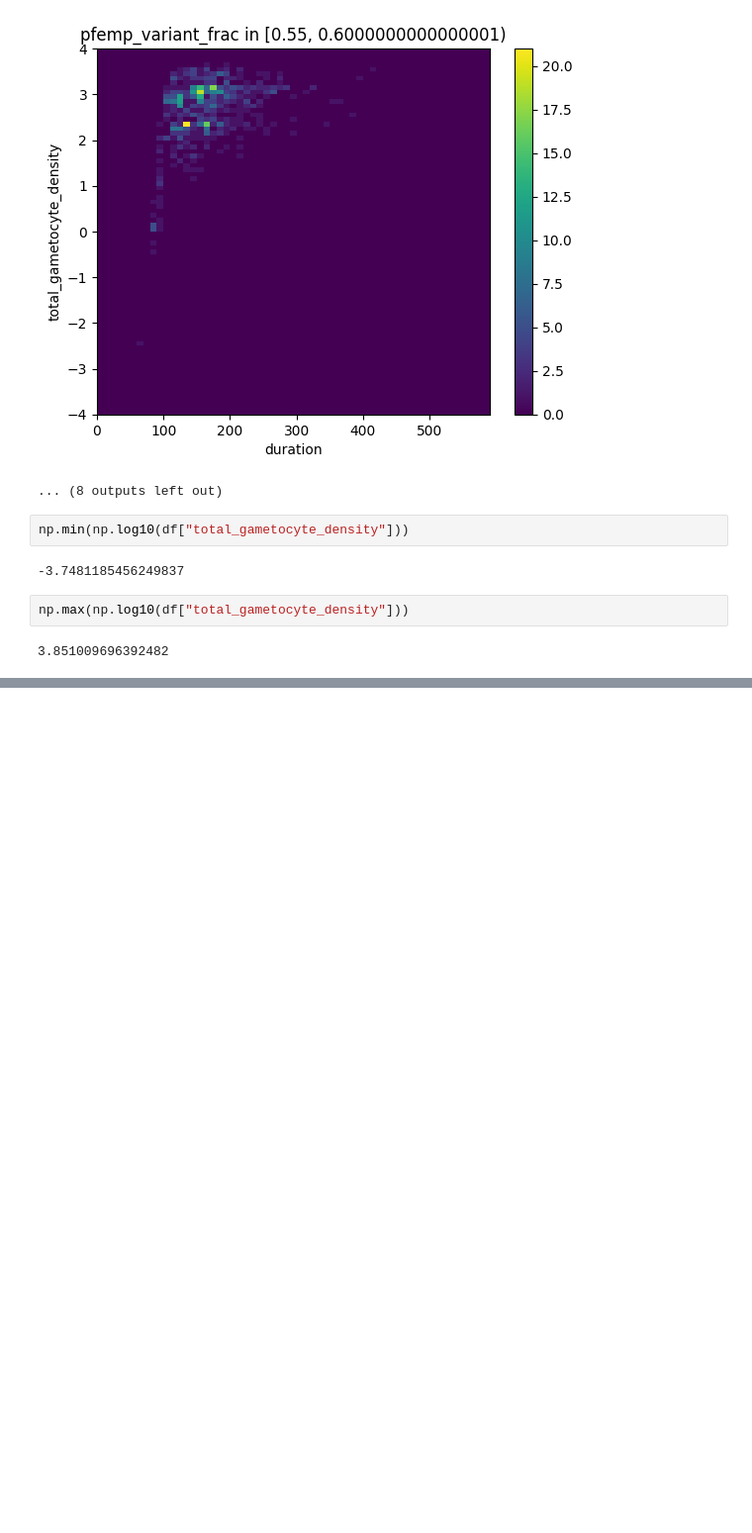
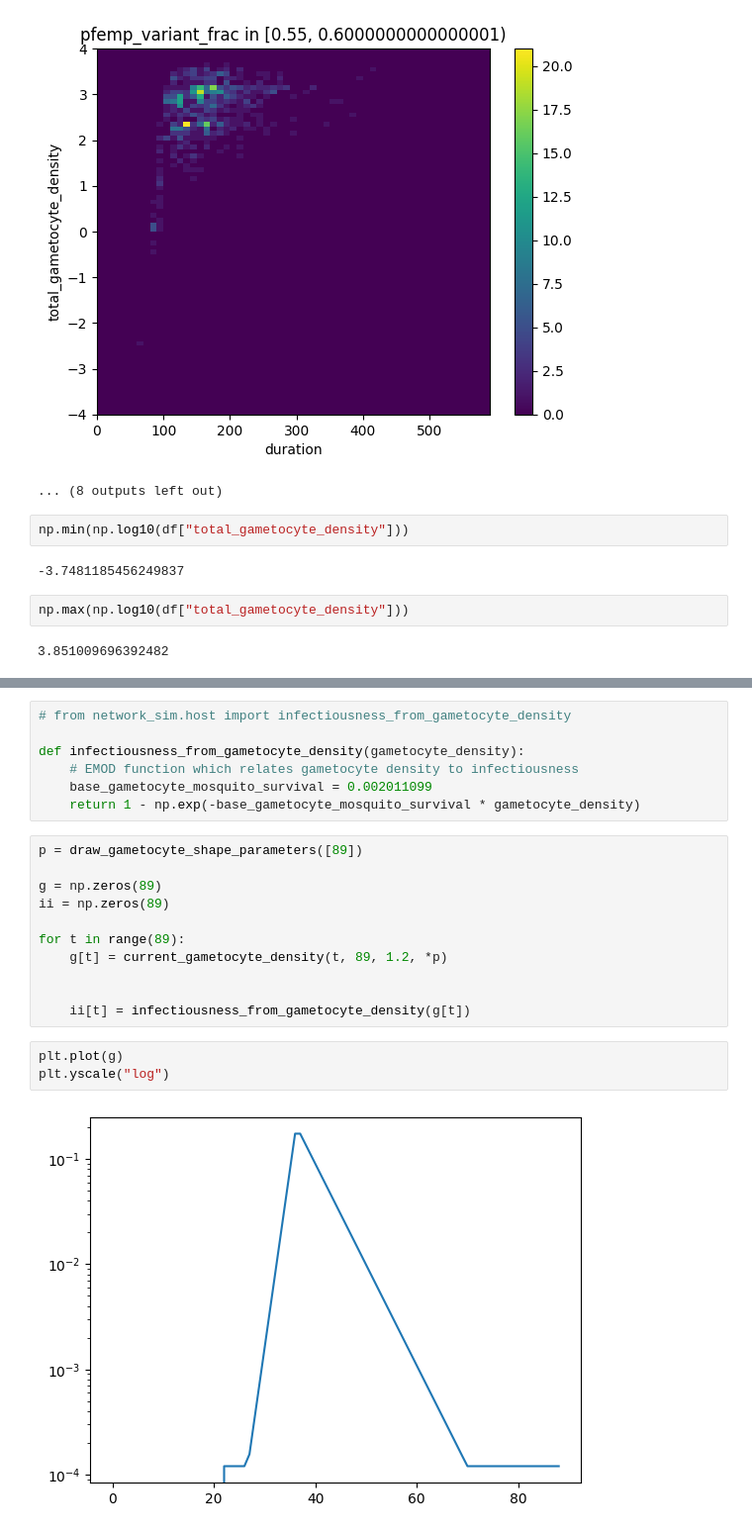
Before and after one commit to jgsuresh/senegal-network-sim, a Jupyter notebook: network_sim/experiments/240715-01/summarize_emod_gametocytes.ipynb, the cells around one changed output, grey strips where cells are left out. Shown at 99% size. Saved outputs shown, nothing was run; the diff lists cells and outputs as text; blank space fills up the shorter version.

```diff
--- a/network_sim/experiments/240715-01/summarize_emod_gametocytes.ipynb
+++ b/network_sim/experiments/240715-01/summarize_emod_gametocytes.ipynb
@@ -68,0 +138,23 @@ np.max(np.log10(df["total_gametocyte_density"]))
+# %%
+# from network_sim.host import infectiousness_from_gametocyte_density
+
+def infectiousness_from_gametocyte_density(gametocyte_density):
+    # EMOD function which relates gametocyte density to infectiousness
+    base_gametocyte_mosquito_survival = 0.002011099
+    return 1 - np.exp(-base_gametocyte_mosquito_survival * gametocyte_density)
+# %%
+p = draw_gametocyte_shape_parameters([89])
+
+g = np.zeros(89)
+ii = np.zeros(89)
+
+for t in range(89):
+    g[t] = current_gametocyte_density(t, 89, 1.2, *p)
+
+
+    ii[t] = infectiousness_from_gametocyte_density(g[t])
+# %%
+plt.plot(g)
+plt.yscale("log")
+# %% [output]
+[figure, added]
```
Also changed, not shown: parts of 5 cells of this notebook, 8 other files.
